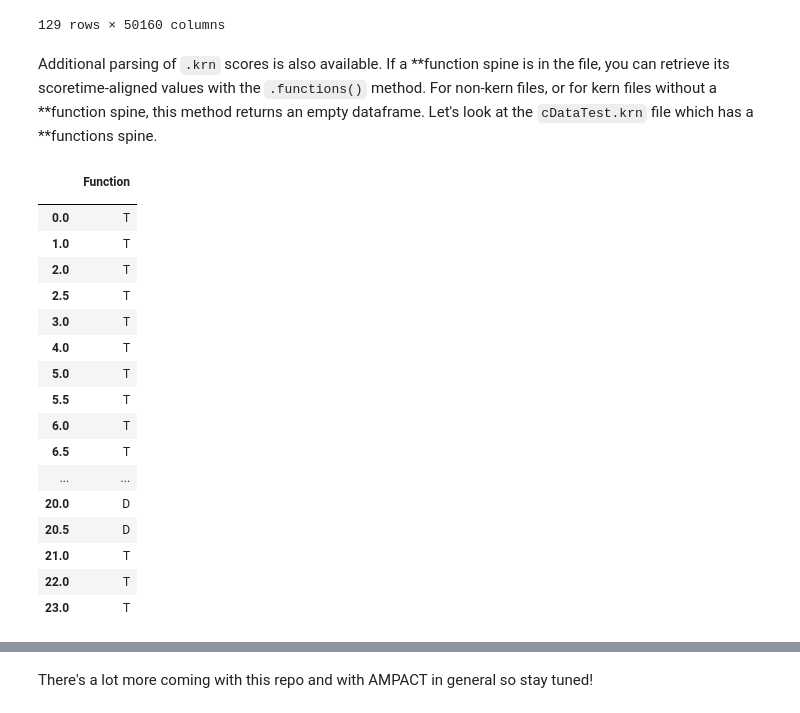
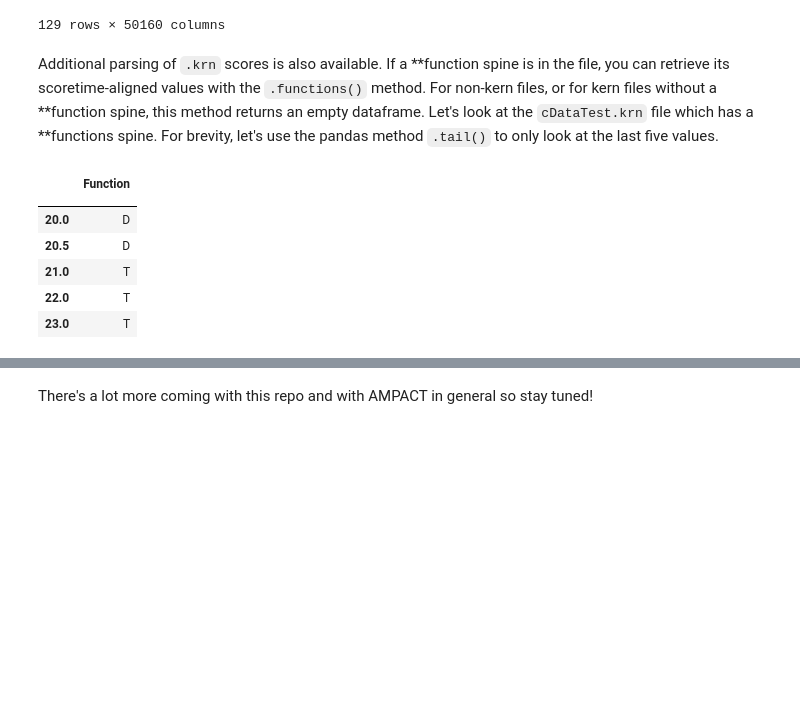
Before and after one commit to alexandermorgan/AMPACT, a Jupyter notebook: README.ipynb, the cells around one changed output, grey strips where cells are left out. Saved outputs shown, nothing was run; the diff lists cells and outputs as text; code cells hidden in the pictures; blank space fills up the shorter version.

```diff
--- a/README.ipynb
+++ b/README.ipynb
@@ -138,24 +139,13 @@ piece.mask()
 | 128 | 0 | 0 | 0 | 0 | 0 | 0 | 0 | 0 | 0 | 0 | ... | ... |
 129 rows × 50160 columns
 # %% [markdown]
-Additional parsing of `.krn` scores is also available. If a **function spine is in the file, you can retrieve its scoretime-aligned values with the `.functions()` method. For non-kern files, or for kern files without a **function spine, this method returns an empty dataframe. Let's look at the `cDataTest.krn` file which has a **functions spine.
+Additional parsing of `.krn` scores is also available. If a **function spine is in the file, you can retrieve its scoretime-aligned values with the `.functions()` method. For non-kern files, or for kern files without a **function spine, this method returns an empty dataframe. Let's look at the `cDataTest.krn` file which has a **functions spine. For brevity, let's use the pandas method `.tail()` to only look at the last five values.
 # %%
 piece = Score('./test_files/cDataTest.krn')
-piece.functions()
+piece.functions().tail()
 # %% [output]
 |  | Function |
 |  |  |
-| 0.0 | T |
-| 1.0 | T |
-| 2.0 | T |
-| 2.5 | T |
-| 3.0 | T |
-| 4.0 | T |
-| 5.0 | T |
-| 5.5 | T |
-| 6.0 | T |
-| 6.5 | T |
-| ... | ... |
 | 20.0 | D |
 | 20.5 | D |
 | 21.0 | T |
```
Also changed, not shown: parts of 6 cells of this notebook, 1 other file.
